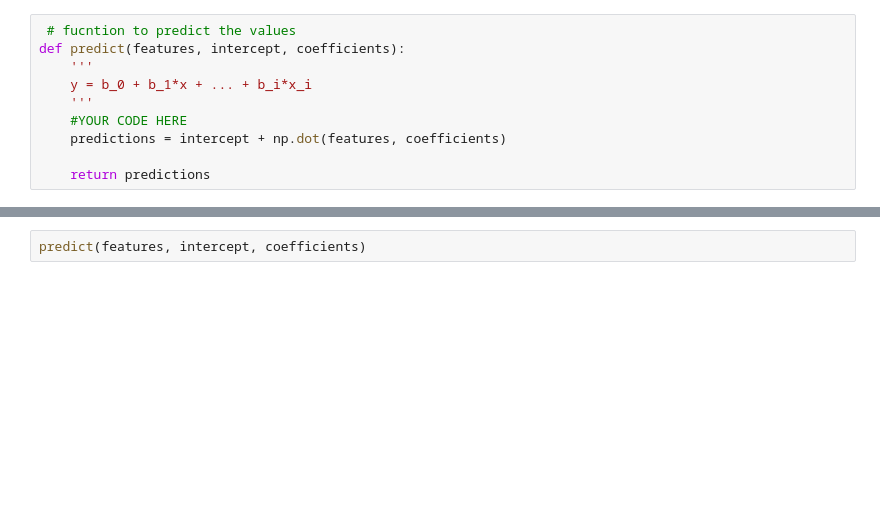
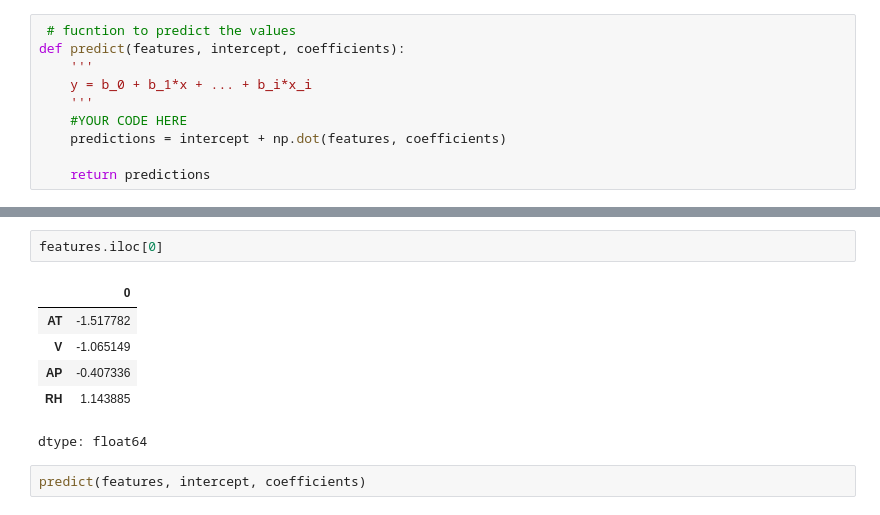
Before and after one commit to madhavamk/computational-data-science, a Jupyter notebook: MiniProjects/M4_NB_MiniProject_01_MLR_MPI_OpenMP.ipynb, the cells around one changed output, grey strips where cells are left out. Cells and saved outputs as stored; diff of their text form; blank space fills up the shorter version.

```diff
--- a/MiniProjects/M4_NB_MiniProject_01_MLR_MPI_OpenMP.ipynb
+++ b/MiniProjects/M4_NB_MiniProject_01_MLR_MPI_OpenMP.ipynb
@@ -295,3 +299,12 @@ def predict(features, intercept, coefficients):
+# %%
+features.iloc[0]
+# %% [output]
+|  | 0 |
+| AT | -1.517782 |
+| V | -1.065149 |
+| AP | -0.407336 |
+| RH | 1.143885 |
+dtype: float64
 # %%
 predict(features, intercept, coefficients)
 # %% [output]
```
Also changed, not shown: parts of 22 cells of this notebook.
